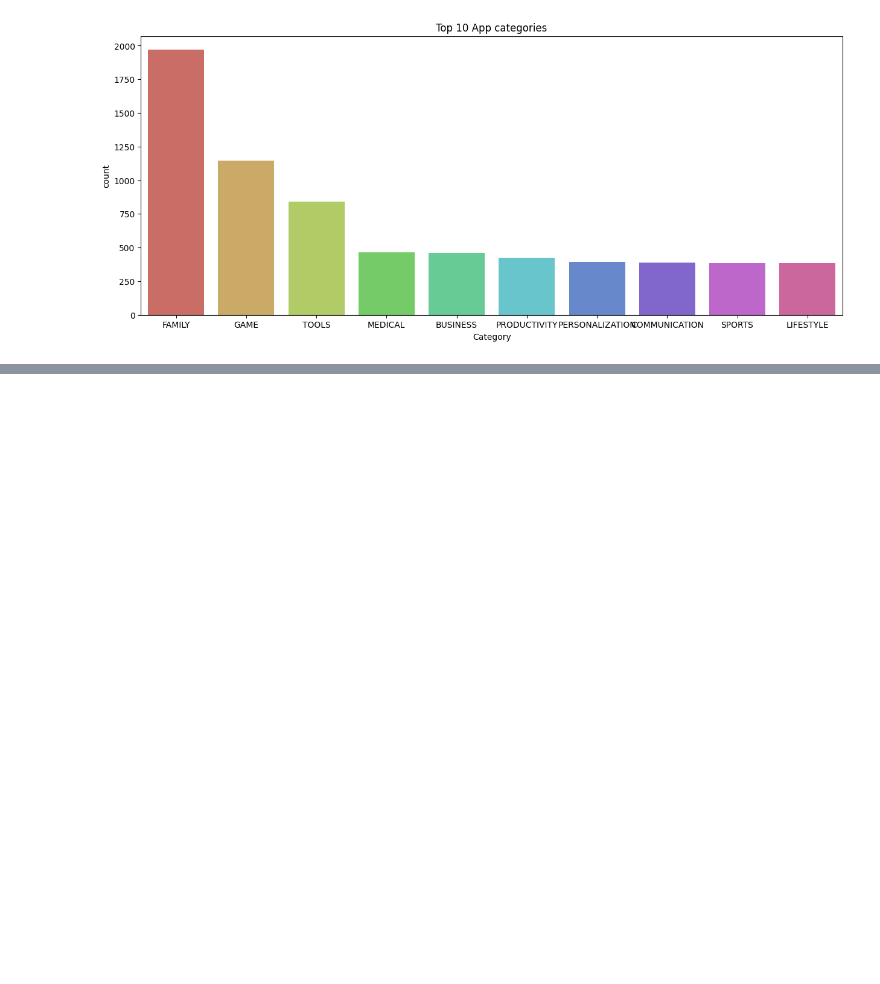
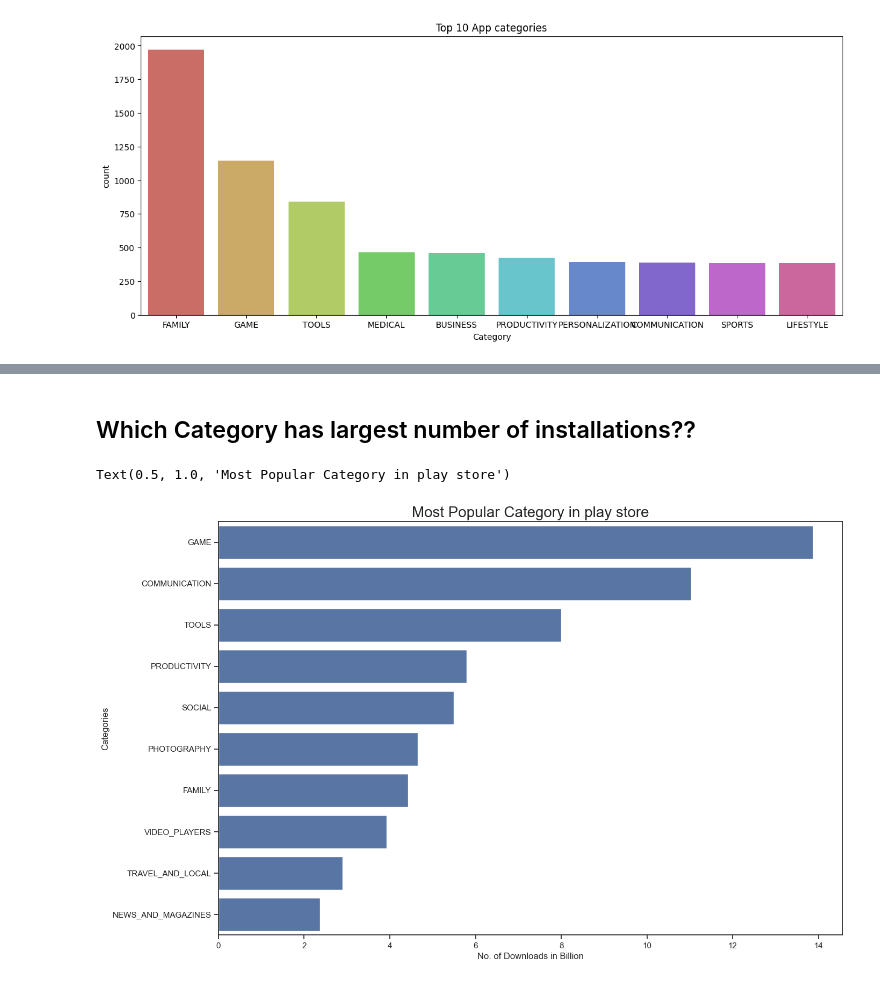
Before and after one commit to Abhinavexists/Feature_Engineering_and_EDA, a Jupyter notebook: Exploratory_data_analysis/Data_Cleaning.ipynb, the cells around one changed output, grey strips where cells are left out. Cells and saved outputs as stored; diff of their text form; code cells hidden in the pictures; blank space fills up the shorter version.

Commit message:
Updated EDA google Play store

```diff
--- a/Exploratory_data_analysis/Data_Cleaning.ipynb
+++ b/Exploratory_data_analysis/Data_Cleaning.ipynb
@@ -430,0 +436,18 @@ plt.show()
+# %% [markdown]
+## Which Category has largest number of installations??
+# %%
+largest_installations = df_copy.groupby(['Category'])['Installs'].sum().sort_values(ascending=False).reset_index()
+largest_installations.Installs = largest_installations.Installs/1000000000
+df_installs =  largest_installations.head(10)
+plt.figure(figsize=(15,10))
+sns.set_context("notebook" )
+sns.set_style('ticks')
+
+
+ax = sns.barplot(x='Installs' , y='Category', data=df_installs)
+ax.set_xlabel('No. of Downloads in Billion')
+ax.set_ylabel('Categories')
+ax.set_title('Most Popular Category in play store' , size=20)
+# %% [output]
+Text(0.5, 1.0, 'Most Popular Category in play store')
+[figure, added]
```
Also changed, not shown: parts of 7 cells of this notebook.
